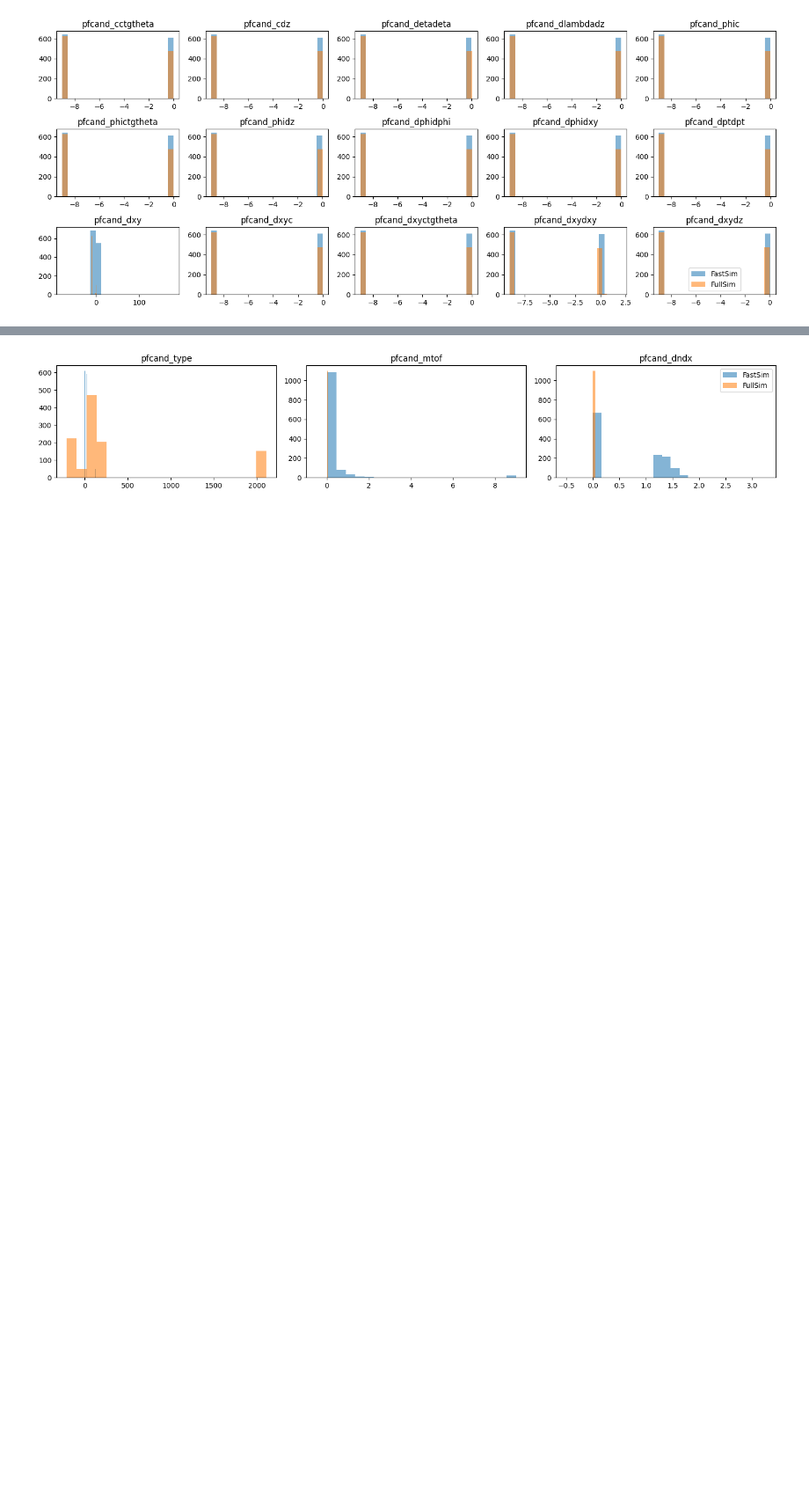
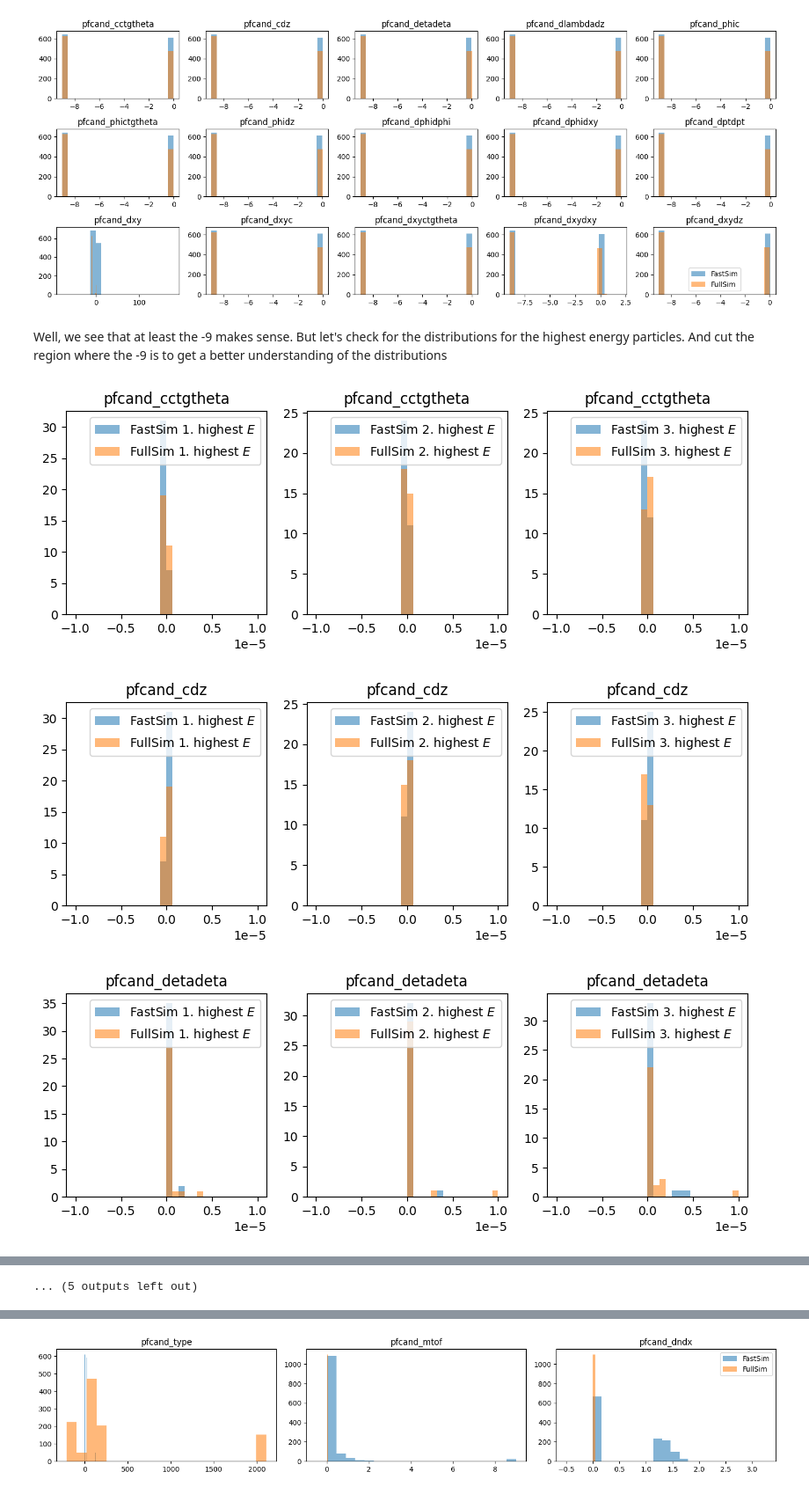
Before and after one commit to saracreates/TaggingResults, a Jupyter notebook: full-vs-fast-sim.ipynb, the cells around one changed output, grey strips where cells are left out. Shown: that part at 88% size. Cells and saved outputs as stored; diff of their text form; code cells hidden in the pictures; blank space fills up the shorter version.

```diff
--- a/full-vs-fast-sim.ipynb
+++ b/full-vs-fast-sim.ipynb
@@ -185,3 +192,35 @@ keys = ['pfcand_cctgtheta',
 histograms(keys, 3, 5, figsize=(15, 6), bins=20, conc=True)
 # %% [output]
 [figure]
+# %% [markdown]
+Well, we see that at least the -9 makes sense. But let's check for the distributions for the highest energy particles. And cut the region where the -9 is to get a better understanding of the distributions
+# %%
+keys = ['pfcand_cctgtheta',
+ 'pfcand_cdz',
+ 'pfcand_detadeta',
+ 'pfcand_dlambdadz',
+ 'pfcand_phic',
+ 'pfcand_phictgtheta',
+ 'pfcand_phidz',
+ 'pfcand_dphidphi',
+ 'pfcand_dphidxy',
+ 'pfcand_dptdpt',
+ 'pfcand_dxy',
+ 'pfcand_dxyc',
+ 'pfcand_dxyctgtheta',
+ 'pfcand_dxydxy',
+ 'pfcand_dxydz',
+ 'pfcand_dz',
+ 'pfcand_dzdz']
+
+
+for key in keys:
+    if key in ['pfcand_dxy', 'pfcand_dz']:
+        r = [-1,1]
+    else:
+        r = [-1e-5, 1e-5]
+    plot_key_highest_e_part(key, range=r, bins=30)
+# %% [output]
+[figure, added]
+[figure, added]
+[figure, added]
@@ -188,3 +236,4 @@ histograms(keys, 3, 5, figsize=(15, 6), bins=20, conc=True)
+... (5 outputs left out)
 # %%
 keys= [ 'pfcand_charge',
  'pfcand_e',
```
Also changed, not shown: parts of 8 cells of this notebook.
